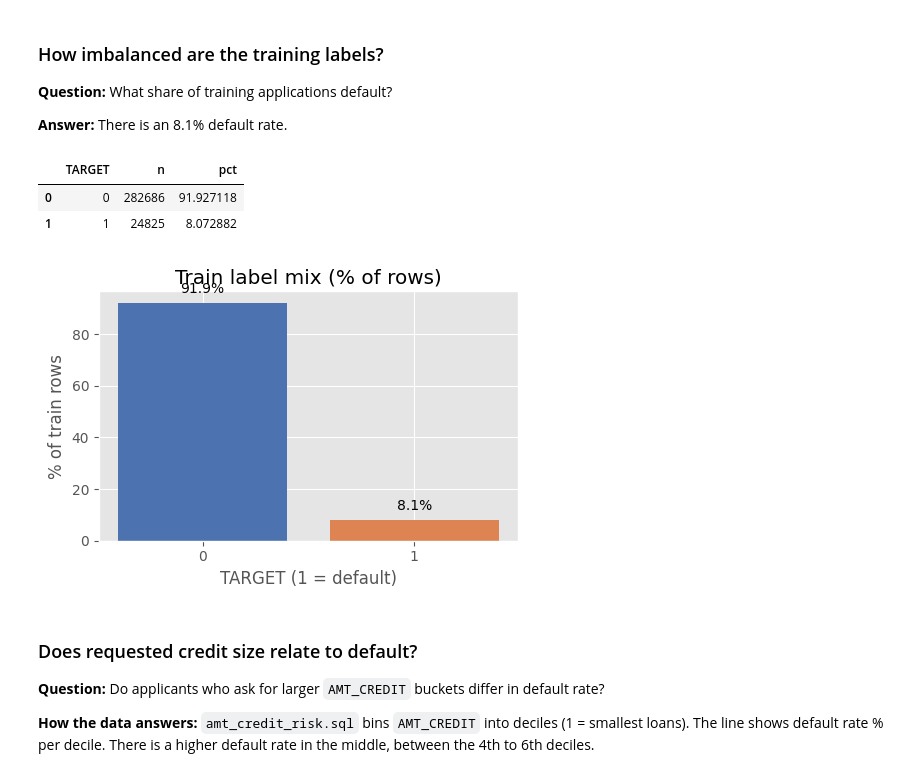
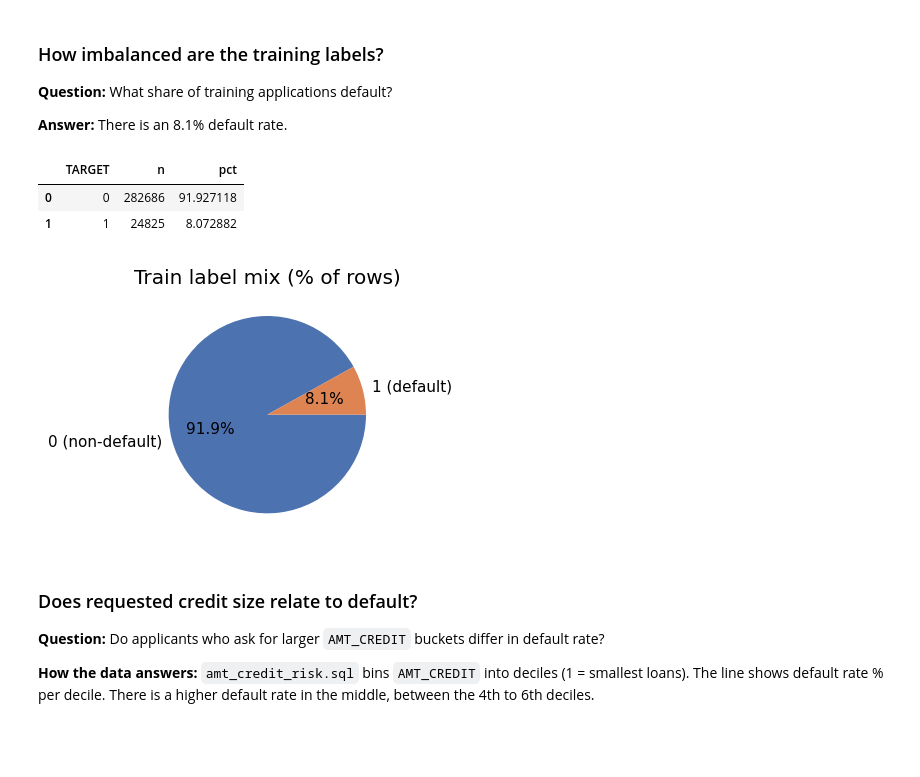
Before and after one commit to BDEvan5/credit-risk-ml, a Jupyter notebook: notebooks/01_eda.ipynb, the cells around one changed output. Drawn from its saved outputs; the diff is of its cells as text; code cells hidden in the pictures; blank space fills up the shorter version.

```diff
--- a/notebooks/01_eda.ipynb
+++ b/notebooks/01_eda.ipynb
@@ -57,28 +55,24 @@ Each subsection runs **one** file from `sql/eda/`: **3-row preview**, then a cha
 # %%
 df = run_sql_file("target_distribution.sql")
 peek(df)
 td = lower_columns(df)
-fig, ax = plt.subplots(figsize=(5, 3.5))
-bars = ax.bar(td["target"].astype(str), td["pct"], color=["#4c72b0", "#dd8452"])
+fig, ax = plt.subplots(figsize=(5, 3))
+ax.pie(
+    td["pct"],
+    labels=[f"{t} (default)" if t == 1 else f"{t} (non-default)" for t in td["target"]],
+    autopct="%.1f%%",
+    colors=["#4c72b0", "#dd8452"],
+    startangle=0,
+    counterclock=False,
+    textprops={'fontsize': 11}
+)
 ax.set_title("Train label mix (% of rows)")
-ax.set_xlabel("TARGET (1 = default)")
-ax.set_ylabel("% of train rows")
-
-# Add bar labels
-for bar in bars:
-    height = bar.get_height()
-    ax.annotate(f"{height:.1f}%",
-                xy=(bar.get_x() + bar.get_width() / 2, height),
-                xytext=(0, 5),
-                textcoords="offset points",
-                ha="center", va="bottom", fontsize=10)
-
 fig.tight_layout()
 # %% [output]
 |  | TARGET | n | pct |
 | 0 | 0 | 282686 | 91.927118 |
 | 1 | 1 | 24825 | 8.072882 |
-[figure, old version]
+[figure, new version]
 # %% [markdown]
 ### Does requested credit size relate to default?
 
```
Also changed, not shown: parts of 5 cells of this notebook, 2 other files.
